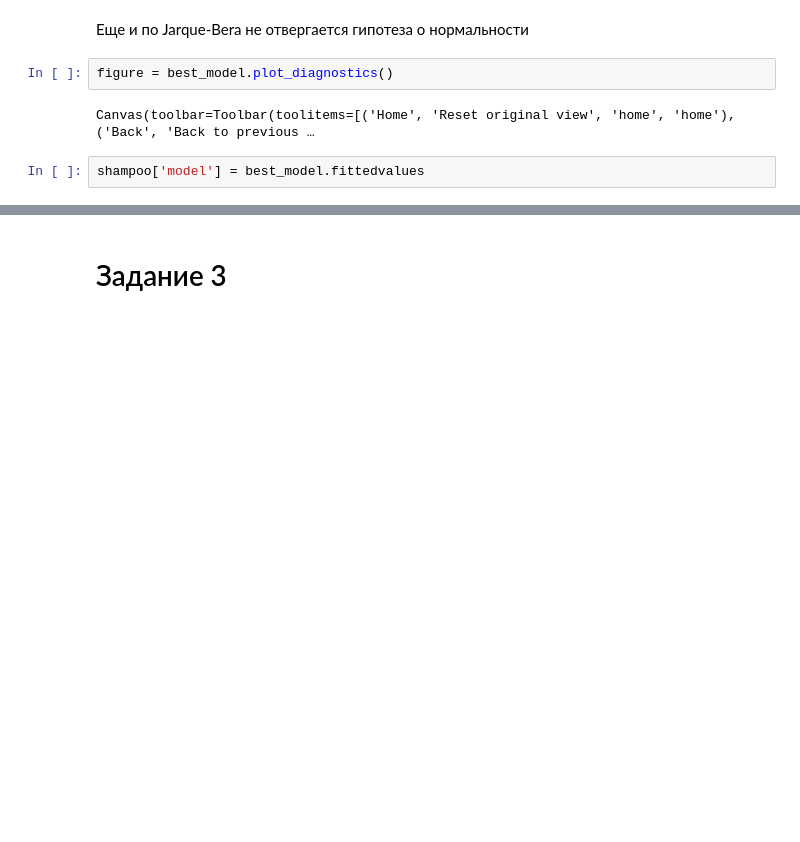
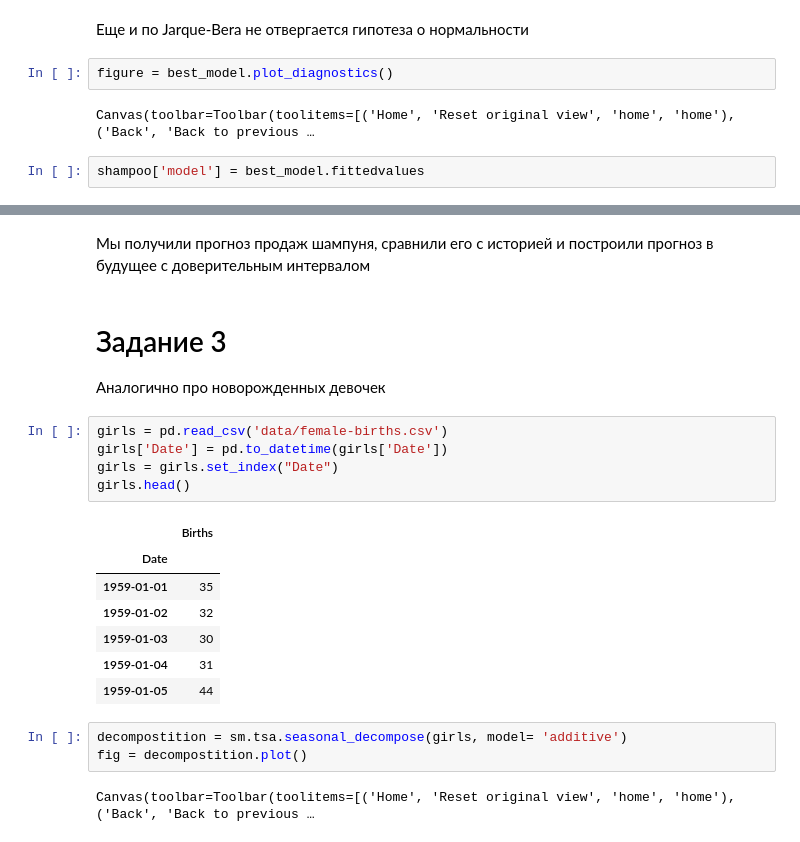
Before and after one commit to ksetdekov/HSE_DS, a Jupyter notebook: 03 Math/Stat hw5/hw5.ipynb, the cells around one changed output, grey strips where cells are left out. Drawn from its saved outputs; the diff is of its cells as text; blank space fills up the shorter version.

```diff
--- a/03 Math/Stat hw5/hw5.ipynb
+++ b/03 Math/Stat hw5/hw5.ipynb
@@ -297,5 +298,26 @@ fig.tight_layout()
 plt.show()
 # %% [output]
 Canvas(toolbar=Toolbar(toolitems=[('Home', 'Reset original view', 'home', 'home'), ('Back', 'Back to previous …
+# %% [markdown]
+Мы получили прогноз продаж шампуня, сравнили его с историей и построили прогноз в будущее с доверительным интервалом
 # %% [markdown]
 # Задание 3
+Аналогично про новорожденных девочек
+# %%
+girls = pd.read_csv('data/female-births.csv')
+girls['Date'] = pd.to_datetime(girls['Date'])
+girls = girls.set_index("Date")
+girls.head()
+# %% [output]
+|  | Births |
+| Date |  |
+| 1959-01-01 | 35 |
+| 1959-01-02 | 32 |
+| 1959-01-03 | 30 |
+| 1959-01-04 | 31 |
+| 1959-01-05 | 44 |
+# %%
+decompostition = sm.tsa.seasonal_decompose(girls, model= 'additive')
+fig = decompostition.plot()
+# %% [output]
+Canvas(toolbar=Toolbar(toolitems=[('Home', 'Reset original view', 'home', 'home'), ('Back', 'Back to previous …
```
Also changed, not shown: parts of 26 cells of this notebook.
